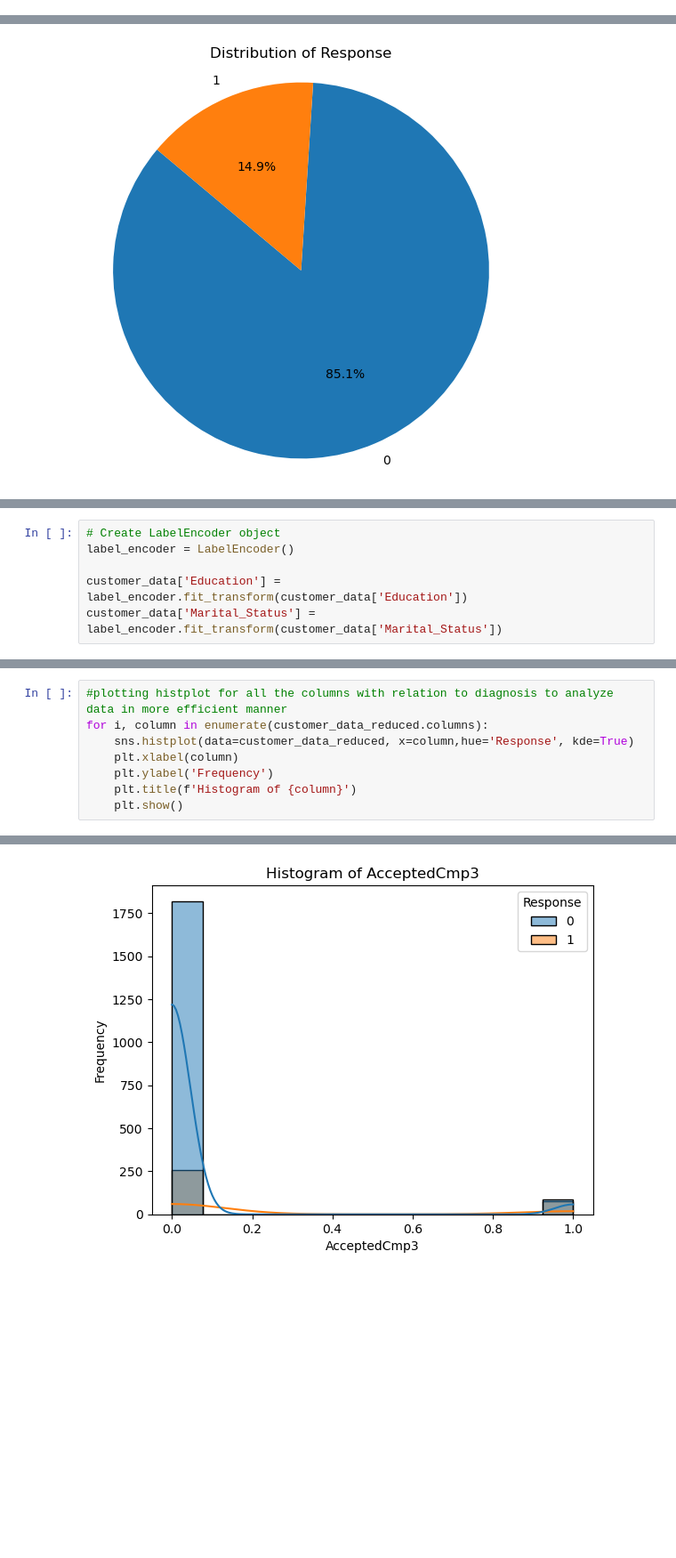
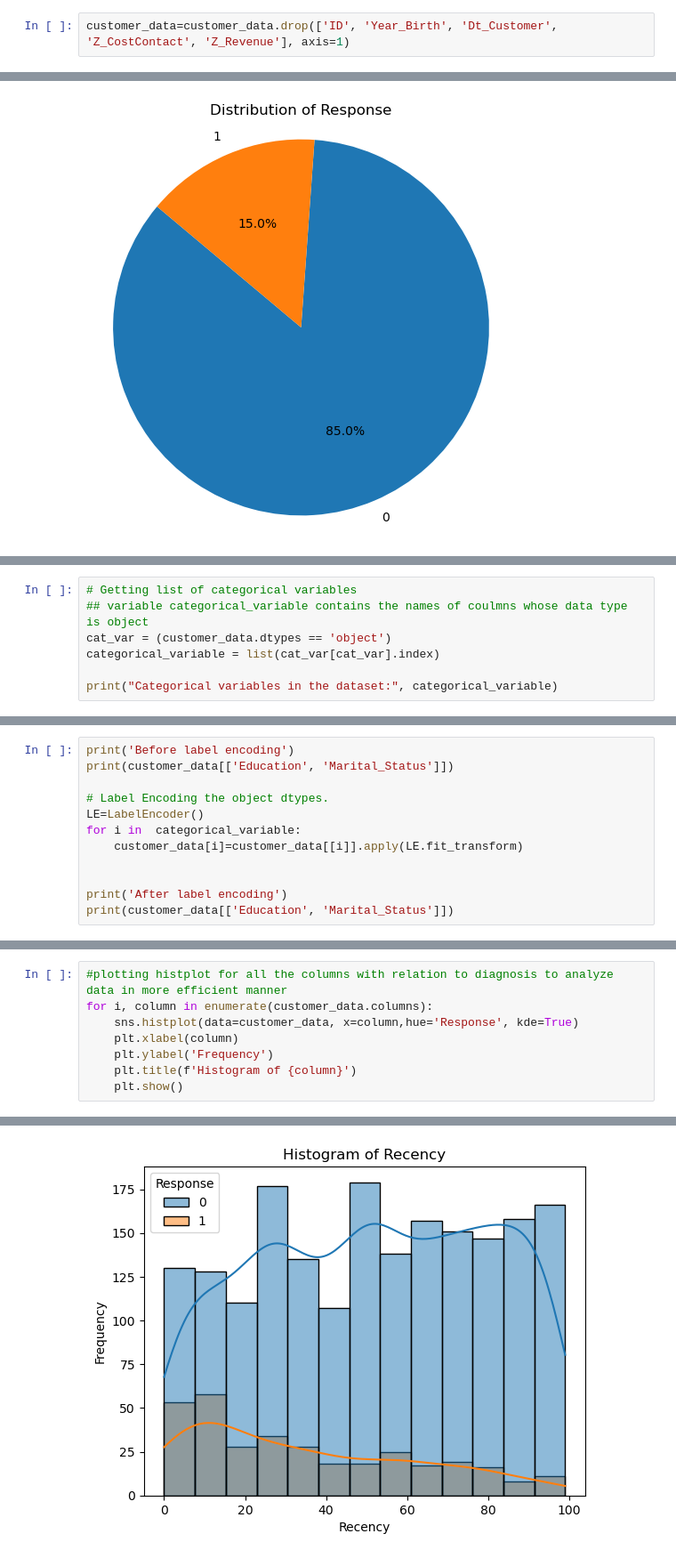
Before and after one commit to Kushagrarajsinghavisoft/Fastapi_Evaluations, a Jupyter notebook: Weekly_Assignment_8/notebooks/eda.ipynb, the cells around one changed output, grey strips where cells are left out. Shown at 89% size. Drawn from its saved outputs; the diff is of its cells as text; blank space fills up the shorter version.

```diff
--- a/Weekly_Assignment_8/notebooks/eda.ipynb
+++ b/Weekly_Assignment_8/notebooks/eda.ipynb
@@ -129,3 +142,5 @@ dtype: int64
+# %%
+customer_data=customer_data.drop(['ID', 'Year_Birth', 'Dt_Customer', 'Z_CostContact', 'Z_Revenue'], axis=1)
 # %%
 #Calculate percent of responses
 percent_of_responses = customer_data.Response.sum()
@@ -219,6 +208,0 @@ Name: count, dtype: int64
-# %%
-# Create LabelEncoder object
-label_encoder = LabelEncoder()
-
-customer_data['Education'] = label_encoder.fit_transform(customer_data['Education'])
-customer_data['Marital_Status'] = label_encoder.fit_transform(customer_data['Marital_Status'])
@@ -253,0 +234,7 @@ customer_data_reduced = customer_data.drop(['ID', 'Education' ,'MntFishProducts'
+# %%
+# Getting list of categorical variables
+## variable categorical_variable contains the names of coulmns whose data type is object
+cat_var = (customer_data.dtypes == 'object')
+categorical_variable = list(cat_var[cat_var].index)
+
+print("Categorical variables in the dataset:", categorical_variable)
@@ -253,0 +243,12 @@ customer_data_reduced = customer_data.drop(['ID', 'Education' ,'MntFishProducts'
+# %%
+print('Before label encoding')
+print(customer_data[['Education', 'Marital_Status']])
+
+# Label Encoding the object dtypes.
+LE=LabelEncoder()
+for i in  categorical_variable:
+    customer_data[i]=customer_data[[i]].apply(LE.fit_transform)
+
+
+print('After label encoding')
+print(customer_data[['Education', 'Marital_Status']])
@@ -254,7 +273,7 @@ customer_data_reduced = customer_data.drop(['ID', 'Education' ,'MntFishProducts'
 # %%
 #plotting histplot for all the columns with relation to diagnosis to analyze data in more efficient manner
-for i, column in enumerate(customer_data_reduced.columns):
-    sns.histplot(data=customer_data_reduced, x=column,hue='Response', kde=True)
+for i, column in enumerate(customer_data.columns):
+    sns.histplot(data=customer_data, x=column,hue='Response', kde=True)
     plt.xlabel(column)
     plt.ylabel('Frequency')
     plt.title(f'Histogram of {column}')
@@ -268 +287 @@ for i, column in enumerate(customer_data_reduced.columns):
-[figure, old version]
+[figure, new version]
```
Also changed, not shown: parts of 17 cells of this notebook, 6 other files.
